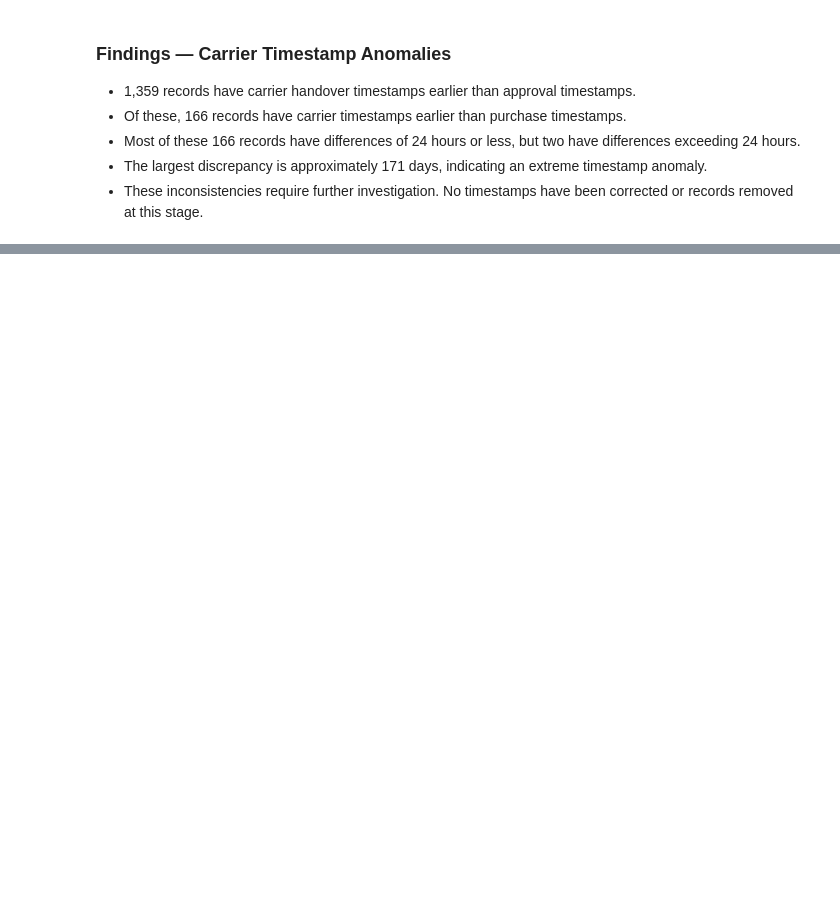
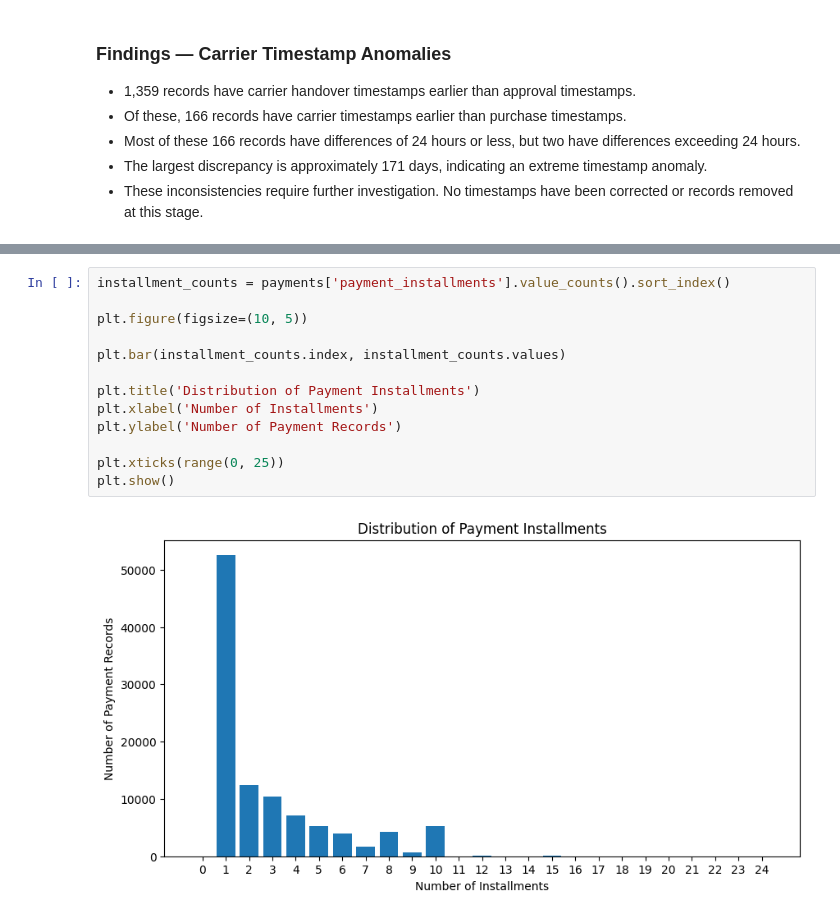
Before and after one commit to NazreenShanavaz/ecommerce-customer-intelligence, a Jupyter notebook: notebooks/01_data_understanding.ipynb, the cells around one changed output, grey strips where cells are left out. Drawn from its saved outputs; the diff is of its cells as text; blank space fills up the shorter version.

```diff
--- a/notebooks/01_data_understanding.ipynb
+++ b/notebooks/01_data_understanding.ipynb
@@ -345,0 +956,15 @@ before_purchase.loc[
+# %%
+installment_counts = payments['payment_installments'].value_counts().sort_index()
+
+plt.figure(figsize=(10, 5))
+
+plt.bar(installment_counts.index, installment_counts.values)
+
+plt.title('Distribution of Payment Installments')
+plt.xlabel('Number of Installments')
+plt.ylabel('Number of Payment Records')
+
+plt.xticks(range(0, 25))
+plt.show()
+# %% [output]
+[figure, added]
```
Also changed, not shown: parts of 105 cells of this notebook, 1 other file.
